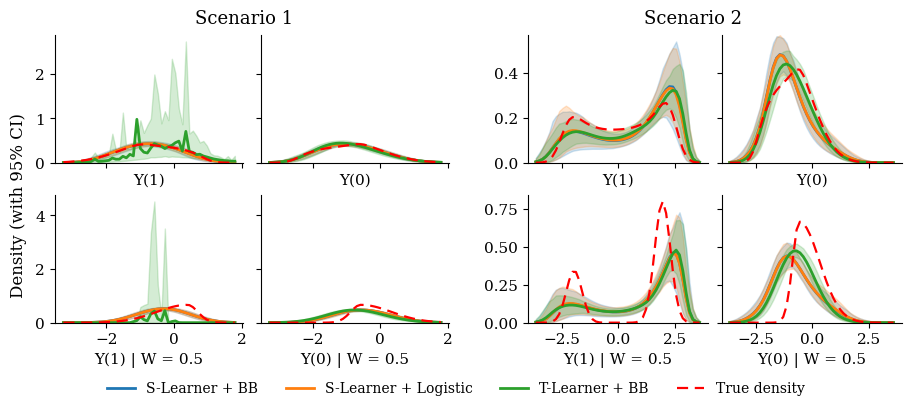
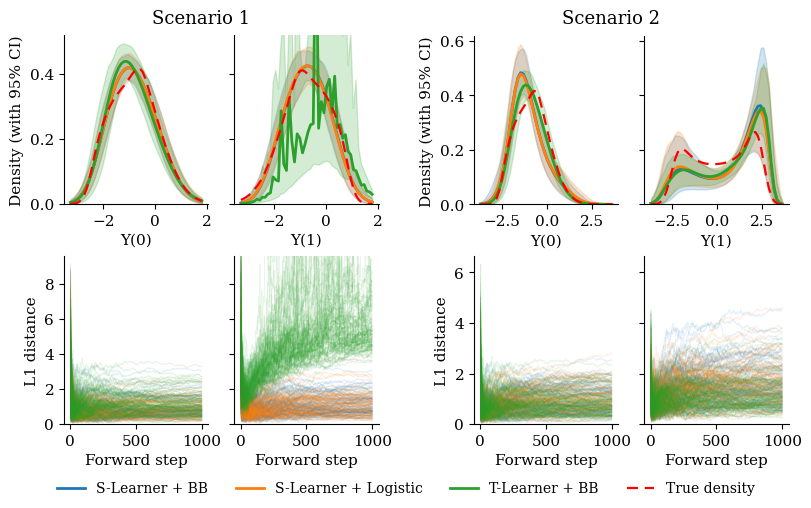
Unified diff of the notebook cell whose output changed from the first chart to the second:
--- before
+++ after
@@ -14,34 +14,42 @@
 DASH = (0, (5, 3))
 
-# rows: marginal (top) and conditional at W = w_cond0 (bottom)
-cond_suffix = f" | W = {w_cond0[0]:g}"
-row_specs = [
-    ("marg", lambda res, k: res[k],                       ""),
-    ("cond", lambda res, k: res["conditional"][k]["w_0"], cond_suffix),
-]
-cols = [("x_1", "Y(1)"), ("x_0", "Y(0)")]
+cols = [("x_0", "Y(0)"), ("x_1", "Y(1)")]
 
-fig = plt.figure(figsize=(9, 4), constrained_layout=True)
+fig = plt.figure(figsize=(8, 5), constrained_layout=True)
 subfigs = fig.subfigures(1, 2, wspace=0.05)
 
 for sf, sc in zip(subfigs, (1, 2)):
     sf.suptitle(f"Scenario {sc}", fontsize=13)
-    # link the x-axis across the scenario, but link the y-axis per row (marginal vs conditional)
-    axs = sf.subplots(2, 2, sharex=True, sharey='row')
+    axs = sf.subplots(2, 2, sharex='row', sharey='row')
+
     R = results[sc]
     grid = R["grid"]
-    for r, (kind, get, suffix) in enumerate(row_specs):
-        for c, (xkey, lab) in enumerate(cols):
-            ax = axs[r, c]
-            for name, res, color in R["methods"]:
-                d = get(res, xkey)
-                ax.fill_between(grid, d['low'], d['high'], color=color, alpha=ALPHA)
-                ax.plot(grid, d['mean'], color=color, linewidth=2)
-            ax.plot(grid, R["true"][kind][xkey], color="red", linewidth=1.6, linestyle=DASH)
-            ax.set_ylim(bottom=0)
-            ax.set_xlabel(lab + suffix, fontsize=11)
 
-# single y-label at the far left, and a shared legend below the whole figure
-fig.supylabel("Density (with 95% CI)", fontsize=12)
+    # Top row: marginal densities with credible bands
+    for c, (xkey, lab) in enumerate(cols):
+        ax = axs[0, c]
+        for name, res, color in R["methods"]:
+            d = res[xkey]
+            ax.fill_between(grid, d['low'], d['high'], color=color, alpha=ALPHA)
+            ax.plot(grid, d['mean'], color=color, linewidth=2)
+        ax.plot(grid, R["true"]["marg"][xkey], color="red", linewidth=1.6, linestyle=DASH)
+        ax.set_ylim(bottom=0)
+        ax.set_xlabel(lab, fontsize=11)
+    axs[0, 0].set_ylabel("Density (with 95% CI)", fontsize=11)
+
+    # Bottom row: L1 stability trajectories (individual sequences)
+    for c, (xkey, lab) in enumerate(cols):
+        ax = axs[1, c]
+        xi = int(xkey.split("_")[1])
+        for name, res, color in R["methods"]:
+            l1 = res["l1_trajectory"][:, :, xi]  # (B, T)
+            steps = np.arange(1, l1.shape[1] + 1)
+            for b in range(l1.shape[0]):
+                ax.plot(steps, l1[b], color=color, alpha=0.1, linewidth=0.7)
+        ax.set_ylim(bottom=0)
+        ax.set_xlabel("Forward step", fontsize=11)
+    axs[1, 0].set_ylabel(r"L1 distance", fontsize=11)
+
+# shared legend below the whole figure
 legend_handles = [Line2D([0], [0], color=color, linewidth=2, label=name)
                   for name, _, color in results[1]["methods"]]

Commit: Added forward sample stability